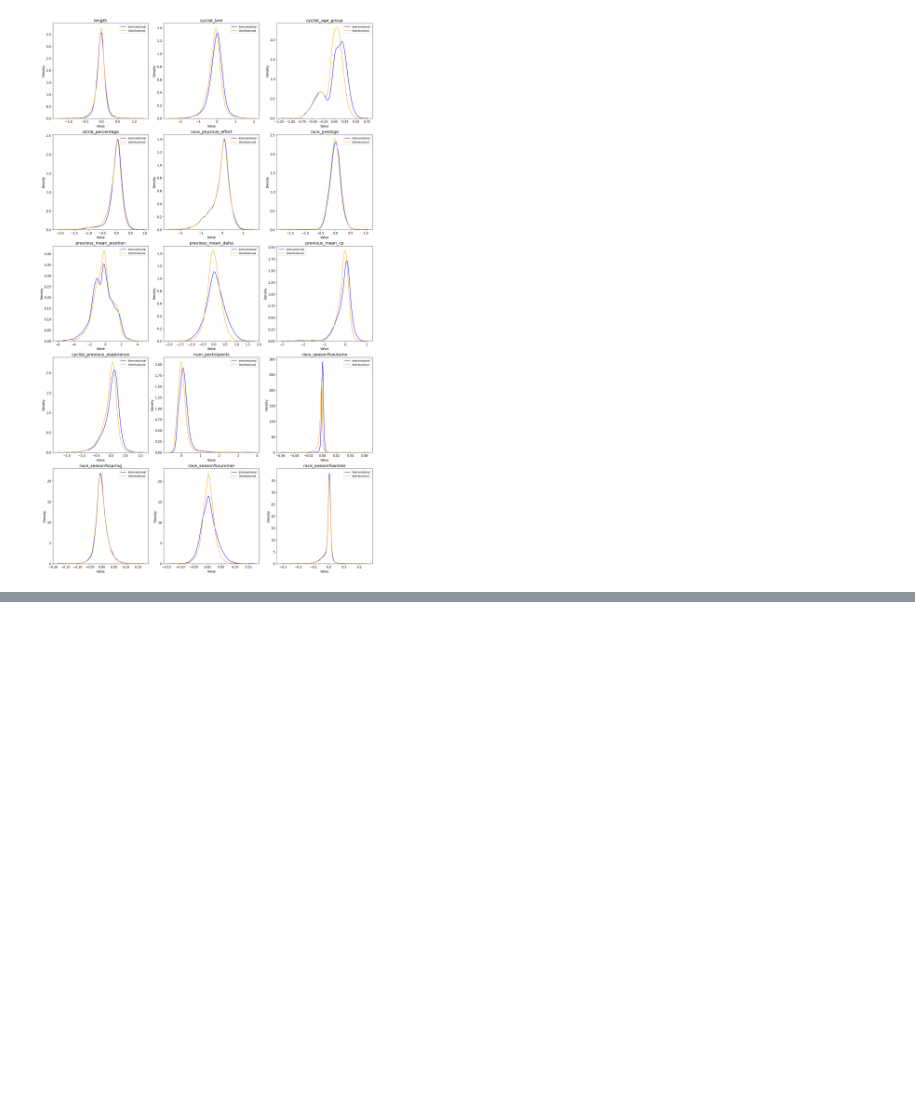
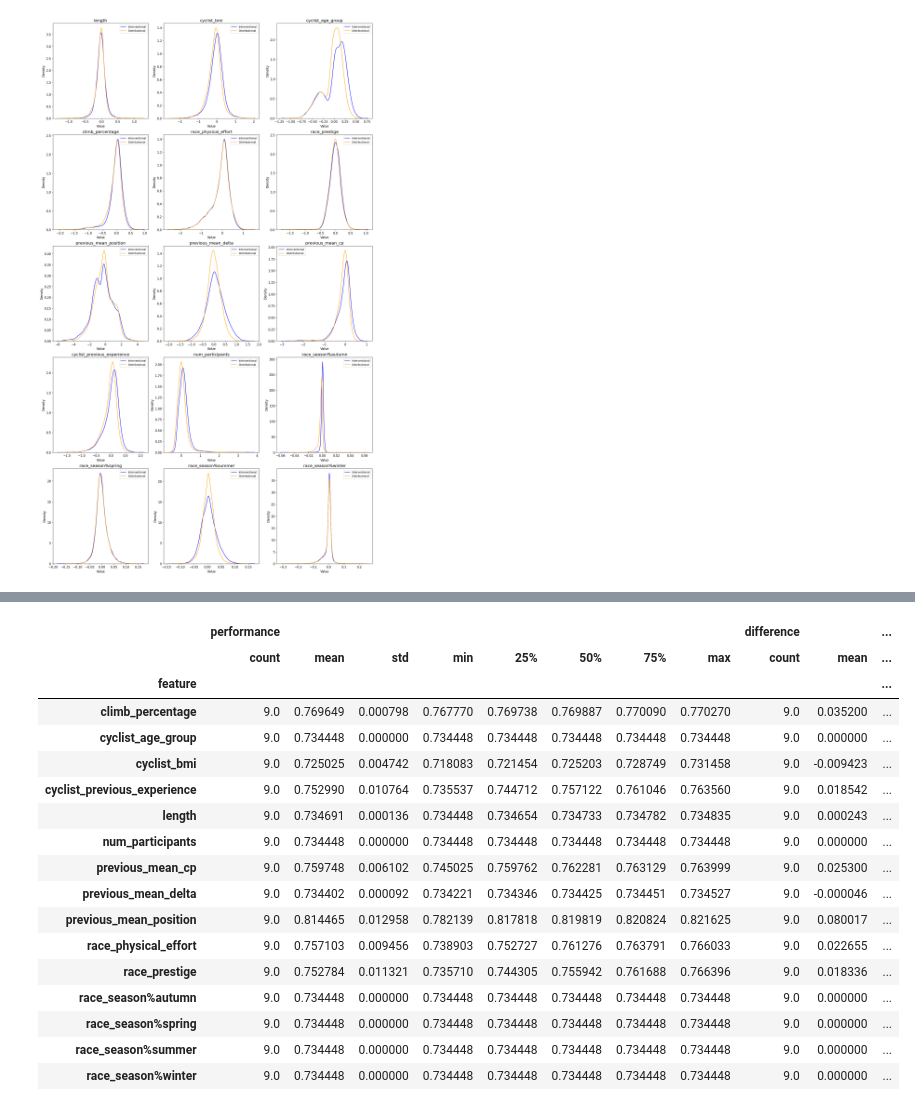
Before and after one commit to JacopoRaffi/DM_Project, a Jupyter notebook: TASK5/xai_undersampling.ipynb, the cells around one changed output, grey strips where cells are left out. Saved outputs shown, nothing was run; the diff lists cells and outputs as text; code cells hidden in the pictures; blank space fills up the shorter version.

```diff
--- a/TASK5/xai_undersampling.ipynb
+++ b/TASK5/xai_undersampling.ipynb
@@ -164,0 +189,7 @@ plt.show()
+# %%
+# Calculation of mean absolute feature importance
+mean_absolute_importances = interventional_explanations_df.abs().mean()
+
+# We sort the columns from the less to the most important respect to mean absolute feature importance
+features_by_importance = interventional_explanations_df.columns[mean_absolute_importances.argsort()].tolist()
+features_by_importance
@@ -164,0 +212,25 @@ plt.show()
+# %%
+random_noise = np.random.rand(test_set.shape[0],)
+noise_magnitudes = [eps / 10 for eps in range(1, 10)]
+
+# We corrupt the test set with different noise magnitudes
+# Each corruption (different magnitude) is stored in a dict
+corruptions_by_feature_and_noise = dict()
+for feature in features_by_importance:
+    for noise_magnitude in noise_magnitudes:
+        corruptions_by_feature_and_noise[(feature, noise_magnitude)] = test_set.copy()
+        corruptions_by_feature_and_noise[(feature, noise_magnitude)][feature] = corruptions_by_feature_and_noise[(feature, noise_magnitude)][feature] + random_noise * noise_magnitude
+# %%
+validations_by_feature_and_noise = dict()
+for (feature, noise), corruption in corruptions_by_feature_and_noise.items():
+    validations_by_feature_and_noise[(feature, noise)] = classification_report(test_label, model.predict(corruption), output_dict=True)
+# %%
+metric = "f1-score"
+corruption_validation = pd.DataFrame([
+    (feature, noise_magnitude, validations_by_feature_and_noise[(feature, noise_magnitude)]["weighted avg"][metric], "shap")
+    for feature, noise_magnitude in validations_by_feature_and_noise
+    ],
+    columns=["feature", "noise_magnitude", "performance", "algorithm"]
+)
+corruption_validation["difference"] = corruption_validation["performance"] - report["weighted avg"][metric]
+corruption_validation
@@ -164,0 +251,21 @@ plt.show()
+# %%
+corruption_validation.groupby("feature").describe()[["performance", "difference"]]
+# %% [output]
+|  | performance |  |  |  |  |  |  |  | difference |  | ... |
+|  | count | mean | std | min | 25% | 50% | 75% | max | count | mean | ... |
+| feature |  |  |  |  |  |  |  |  |  |  | ... |
+| climb_percentage | 9.0 | 0.769649 | 0.000798 | 0.767770 | 0.769738 | 0.769887 | 0.770090 | 0.770270 | 9.0 | 0.035200 | ... |
+| cyclist_age_group | 9.0 | 0.734448 | 0.000000 | 0.734448 | 0.734448 | 0.734448 | 0.734448 | 0.734448 | 9.0 | 0.000000 | ... |
+| cyclist_bmi | 9.0 | 0.725025 | 0.004742 | 0.718083 | 0.721454 | 0.725203 | 0.728749 | 0.731458 | 9.0 | -0.009423 | ... |
+| cyclist_previous_experience | 9.0 | 0.752990 | 0.010764 | 0.735537 | 0.744712 | 0.757122 | 0.761046 | 0.763560 | 9.0 | 0.018542 | ... |
+| length | 9.0 | 0.734691 | 0.000136 | 0.734448 | 0.734654 | 0.734733 | 0.734782 | 0.734835 | 9.0 | 0.000243 | ... |
+| num_participants | 9.0 | 0.734448 | 0.000000 | 0.734448 | 0.734448 | 0.734448 | 0.734448 | 0.734448 | 9.0 | 0.000000 | ... |
+| previous_mean_cp | 9.0 | 0.759748 | 0.006102 | 0.745025 | 0.759762 | 0.762281 | 0.763129 | 0.763999 | 9.0 | 0.025300 | ... |
+| previous_mean_delta | 9.0 | 0.734402 | 0.000092 | 0.734221 | 0.734346 | 0.734425 | 0.734451 | 0.734527 | 9.0 | -0.000046 | ... |
+| previous_mean_position | 9.0 | 0.814465 | 0.012958 | 0.782139 | 0.817818 | 0.819819 | 0.820824 | 0.821625 | 9.0 | 0.080017 | ... |
+| race_physical_effort | 9.0 | 0.757103 | 0.009456 | 0.738903 | 0.752727 | 0.761276 | 0.763791 | 0.766033 | 9.0 | 0.022655 | ... |
+| race_prestige | 9.0 | 0.752784 | 0.011321 | 0.735710 | 0.744305 | 0.755942 | 0.761688 | 0.766396 | 9.0 | 0.018336 | ... |
+| race_season%autumn | 9.0 | 0.734448 | 0.000000 | 0.734448 | 0.734448 | 0.734448 | 0.734448 | 0.734448 | 9.0 | 0.000000 | ... |
+| race_season%spring | 9.0 | 0.734448 | 0.000000 | 0.734448 | 0.734448 | 0.734448 | 0.734448 | 0.734448 | 9.0 | 0.000000 | ... |
+| race_season%summer | 9.0 | 0.734448 | 0.000000 | 0.734448 | 0.734448 | 0.734448 | 0.734448 | 0.734448 | 9.0 | 0.000000 | ... |
+| race_season%winter | 9.0 | 0.734448 | 0.000000 | 0.734448 | 0.734448 | 0.734448 | 0.734448 | 0.734448 | 9.0 | 0.000000 | ... |
```
Also changed, not shown: parts of 29 cells of this notebook, 2 other files.
